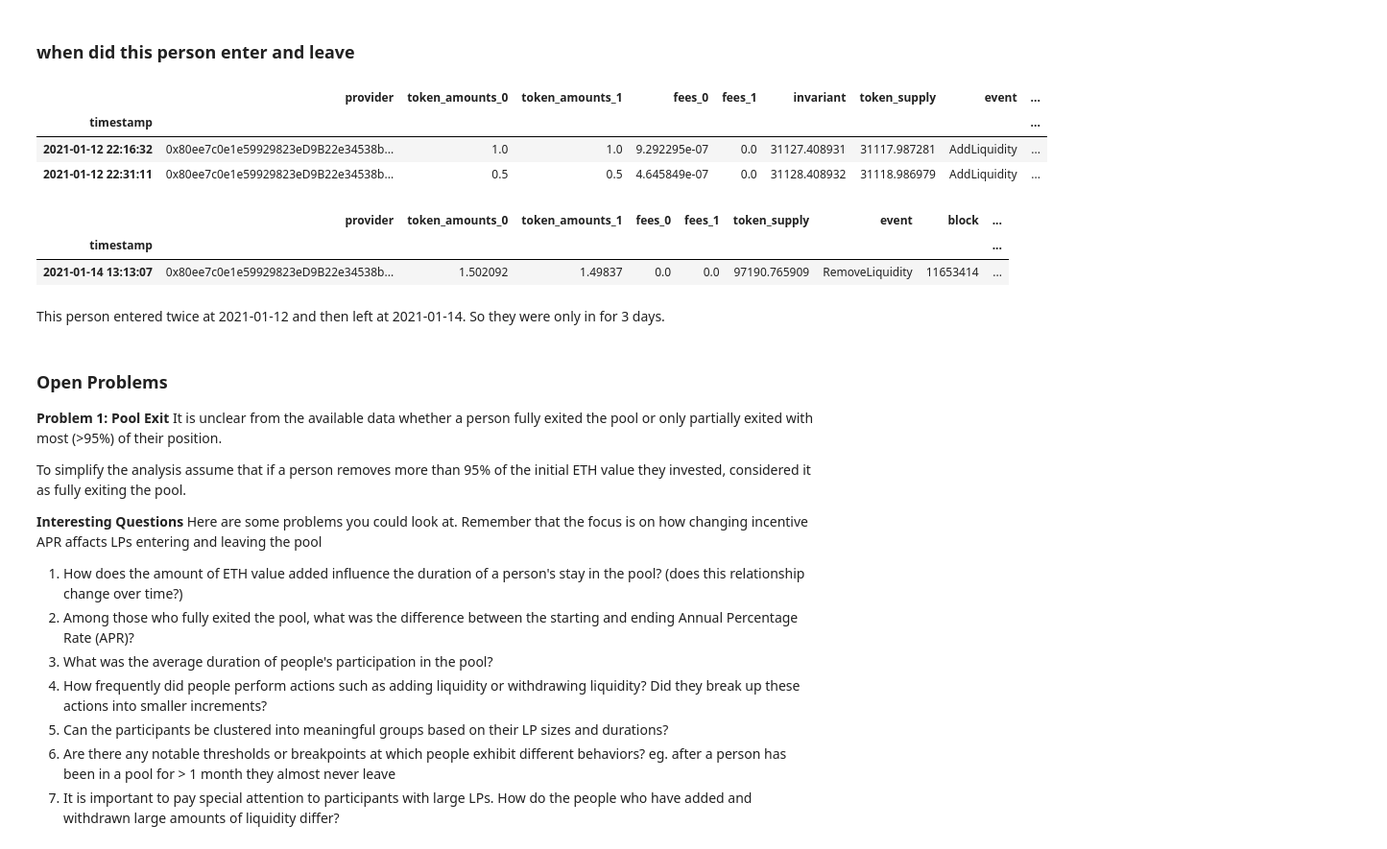
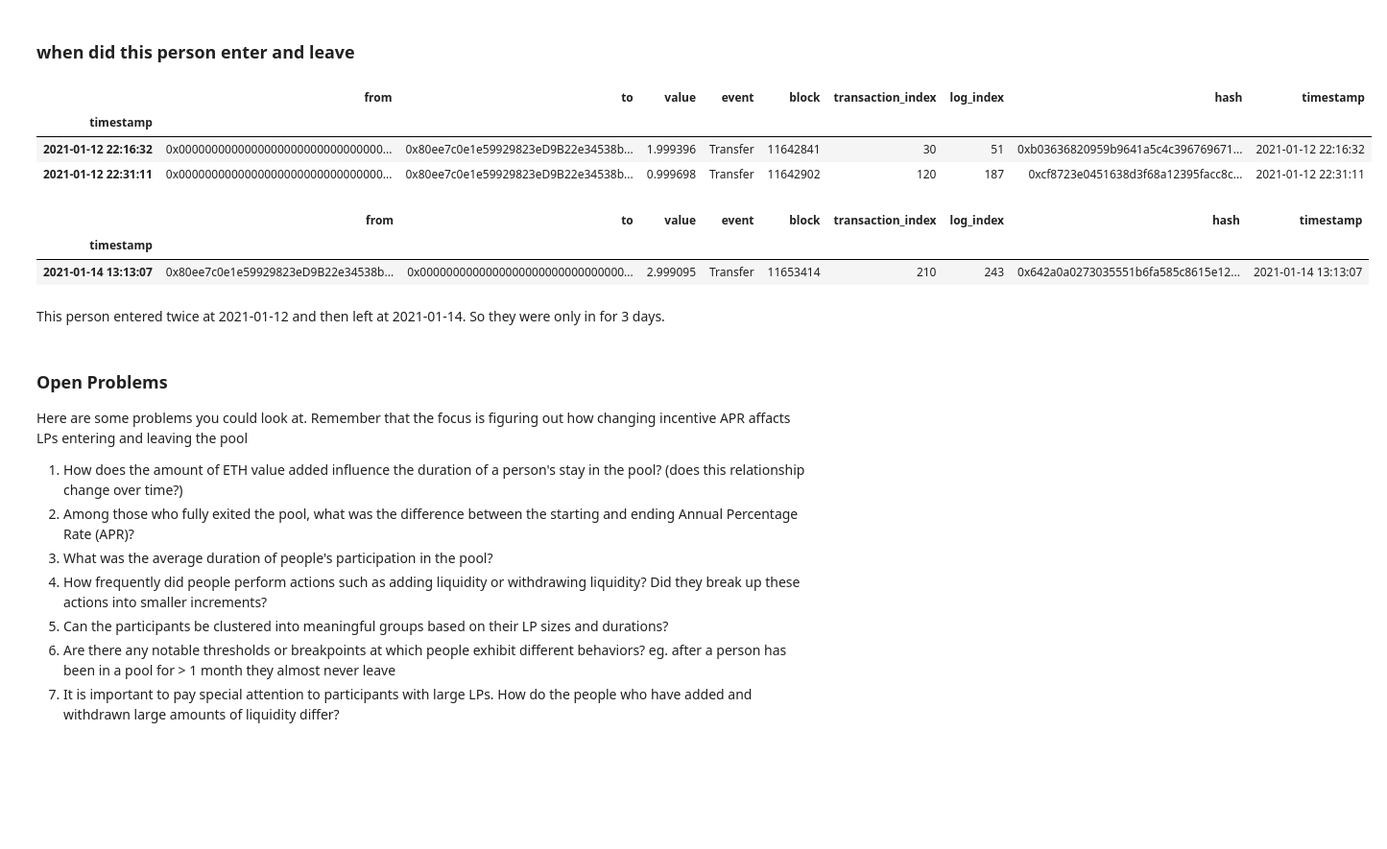
Before and after one commit to Tokemak/InternProject, a Jupyter notebook: internproject/look_at_add_and_withdrawl_lp.ipynb, the cells around one changed output. Shown: that part at 96% size. Cells and saved outputs as stored; diff of their text form; code cells hidden in the pictures; blank space fills up the shorter version.

Commit message:
add lp token transfer data

```diff
--- a/internproject/look_at_add_and_withdrawl_lp.ipynb
+++ b/internproject/look_at_add_and_withdrawl_lp.ipynb
@@ -3,5 +3,8 @@ import pandas as pd
 import plotly.express as px
 from internproject.constants import ROOT_DATA_DIR
 
-add_lp = pd.read_parquet(ROOT_DATA_DIR / 'stETH_ETH_add_lp.parquet')
-remove_lp = pd.read_parquet(ROOT_DATA_DIR / 'stETH_ETH_remove_lp.parquet')
+add_lp = pd.read_parquet(ROOT_DATA_DIR / "stETH_ETH_add_lp.parquet")  # more details on the add liquidity events
+remove_lp = pd.read_parquet(
+    ROOT_DATA_DIR / "stETH_ETH_remove_lp.parquet"
+)  # more details on the remove liquidity events
+lp_transfers = pd.read_parquet(ROOT_DATA_DIR / "stETH_ETH_lp_transfers.parquet")
@@ -41,0 +11,2 @@ remove_lp
+# %%
+null_address = "0x0000000000000000000000000000000000000000"
@@ -41,0 +37,3 @@ remove_lp
+# %%
+add_liquidity_transfers = lp_transfers[lp_transfers["from"] == null_address]
+add_liquidity_transfers
@@ -42,31 +90,25 @@ remove_lp
 # %% [markdown]
 ### when did this person enter and leave
 # %%
-example_person = '0x80ee7c0e1e59929823eD9B22e34538b226967109'
-add_lp[add_lp['provider'] == example_person]
+example_person = "0x80ee7c0e1e59929823eD9B22e34538b226967109"
+add_liquidity_transfers[add_liquidity_transfers["to"] == example_person]
 # %% [output]
-|  | provider | token_amounts_0 | token_amounts_1 | fees_0 | fees_1 | invariant | token_supply | event | ... |
-| timestamp |  |  |  |  |  |  |  |  | ... |
-| 2021-01-12 22:16:32 | 0x80ee7c0e1e59929823eD9B22e34538b... | 1.0 | 1.0 | 9.292295e-07 | 0.0 | 31127.408931 | 31117.987281 | AddLiquidity | ... |
-| 2021-01-12 22:31:11 | 0x80ee7c0e1e59929823eD9B22e34538b... | 0.5 | 0.5 | 4.645849e-07 | 0.0 | 31128.408932 | 31118.986979 | AddLiquidity | ... |
+|  | from | to | value | event | block | transaction_index | log_index | hash | timestamp |
+| timestamp |  |  |  |  |  |  |  |  |  |
+| 2021-01-12 22:16:32 | 0x0000000000000000000000000000000... | 0x80ee7c0e1e59929823eD9B22e34538b... | 1.999396 | Transfer | 11642841 | 30 | 51 | 0xb03636820959b9641a5c4c396769671... | 2021-01-12 22:16:32 |
+| 2021-01-12 22:31:11 | 0x0000000000000000000000000000000... | 0x80ee7c0e1e59929823eD9B22e34538b... | 0.999698 | Transfer | 11642902 | 120 | 187 | 0xcf8723e0451638d3f68a12395facc8c... | 2021-01-12 22:31:11 |
-# %%
-remove_lp[remove_lp['provider'] == example_person]
-# %% [output]
-|  | provider | token_amounts_0 | token_amounts_1 | fees_0 | fees_1 | token_supply | event | block | ... |
-| timestamp |  |  |  |  |  |  |  |  | ... |
-| 2021-01-14 13:13:07 | 0x80ee7c0e1e59929823eD9B22e34538b... | 1.502092 | 1.49837 | 0.0 | 0.0 | 97190.765909 | RemoveLiquidity | 11653414 | ... |
+# %%
+withdraw_liquidity_transfers[withdraw_liquidity_transfers["from"] == example_person]
+# %% [output]
+|  | from | to | value | event | block | transaction_index | log_index | hash | timestamp |
+| timestamp |  |  |  |  |  |  |  |  |  |
+| 2021-01-14 13:13:07 | 0x80ee7c0e1e59929823eD9B22e34538b... | 0x0000000000000000000000000000000... | 2.999095 | Transfer | 11653414 | 210 | 243 | 0x642a0a0273035551b6fa585c8615e12... | 2021-01-14 13:13:07 |
 # %% [markdown]
 This person entered twice at 2021-01-12 and then left at 2021-01-14. So they were only in for 3 days.
 # %% [markdown]
 ### Open Problems
 
-**Problem 1: Pool Exit**
-It is unclear from the available data whether a person fully exited the pool or only partially exited with most (>95%) of their position.
-
-To simplify the analysis assume that if a person removes more than 95% of the initial ETH value they invested, considered it as fully exiting the pool.
-
-**Interesting Questions**
-Here are some problems you could look at. Remember that the focus is on how changing incentive APR affacts LPs entering and leaving the pool
+Here are some problems you could look at. Remember that the focus is figuring out how changing incentive APR affacts LPs entering and leaving the pool
 
 1. How does the amount of ETH value added influence the duration of a person's stay in the pool? (does this relationship change over time?)
 2. Among those who fully exited the pool, what was the difference between the starting and ending Annual Percentage Rate (APR)?
```
Also changed, not shown: parts of 7 cells of this notebook, 4 other files.
